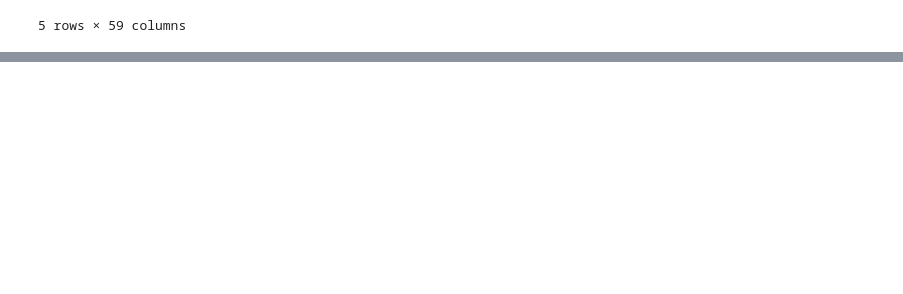
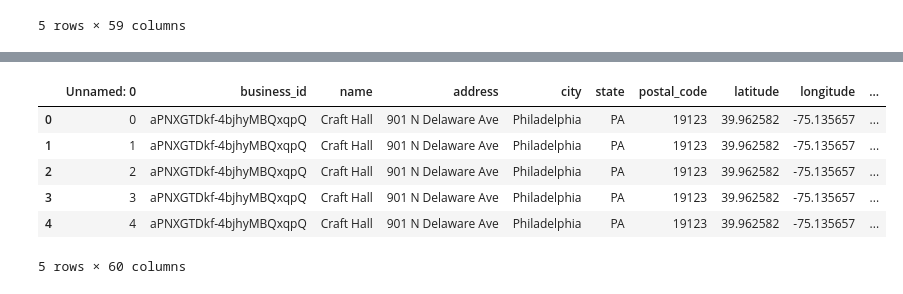
Before and after one commit to pushpit21/Brew628, a Jupyter notebook: sentiment_analysis.ipynb, the cells around one changed output, grey strips where cells are left out. Saved outputs shown, nothing was run; the diff lists cells and outputs as text; code cells hidden in the pictures; blank space fills up the shorter version.

```diff
--- a/sentiment_analysis.ipynb
+++ b/sentiment_analysis.ipynb
@@ -151,3 +179,13 @@ breweriesIndianapolis.head()
+# %%
+breweriesPhiladelphia.head()
+# %% [output]
+|  | Unnamed: 0 | business_id | name | address | city | state | postal_code | latitude | longitude | ... |
+| 0 | 0 | aPNXGTDkf-4bjhyMBQxqpQ | Craft Hall | 901 N Delaware Ave | Philadelphia | PA | 19123 | 39.962582 | -75.135657 | ... |
+| 1 | 1 | aPNXGTDkf-4bjhyMBQxqpQ | Craft Hall | 901 N Delaware Ave | Philadelphia | PA | 19123 | 39.962582 | -75.135657 | ... |
+| 2 | 2 | aPNXGTDkf-4bjhyMBQxqpQ | Craft Hall | 901 N Delaware Ave | Philadelphia | PA | 19123 | 39.962582 | -75.135657 | ... |
+| 3 | 3 | aPNXGTDkf-4bjhyMBQxqpQ | Craft Hall | 901 N Delaware Ave | Philadelphia | PA | 19123 | 39.962582 | -75.135657 | ... |
+| 4 | 4 | aPNXGTDkf-4bjhyMBQxqpQ | Craft Hall | 901 N Delaware Ave | Philadelphia | PA | 19123 | 39.962582 | -75.135657 | ... |
+5 rows × 60 columns
 # %%
 sns.pairplot(breweriesIndianapolis , y_vars = attrList, x_vars = 'business_rating', kind="scatter")
 # %% [output]
```
Also changed, not shown: parts of 5 cells of this notebook.
